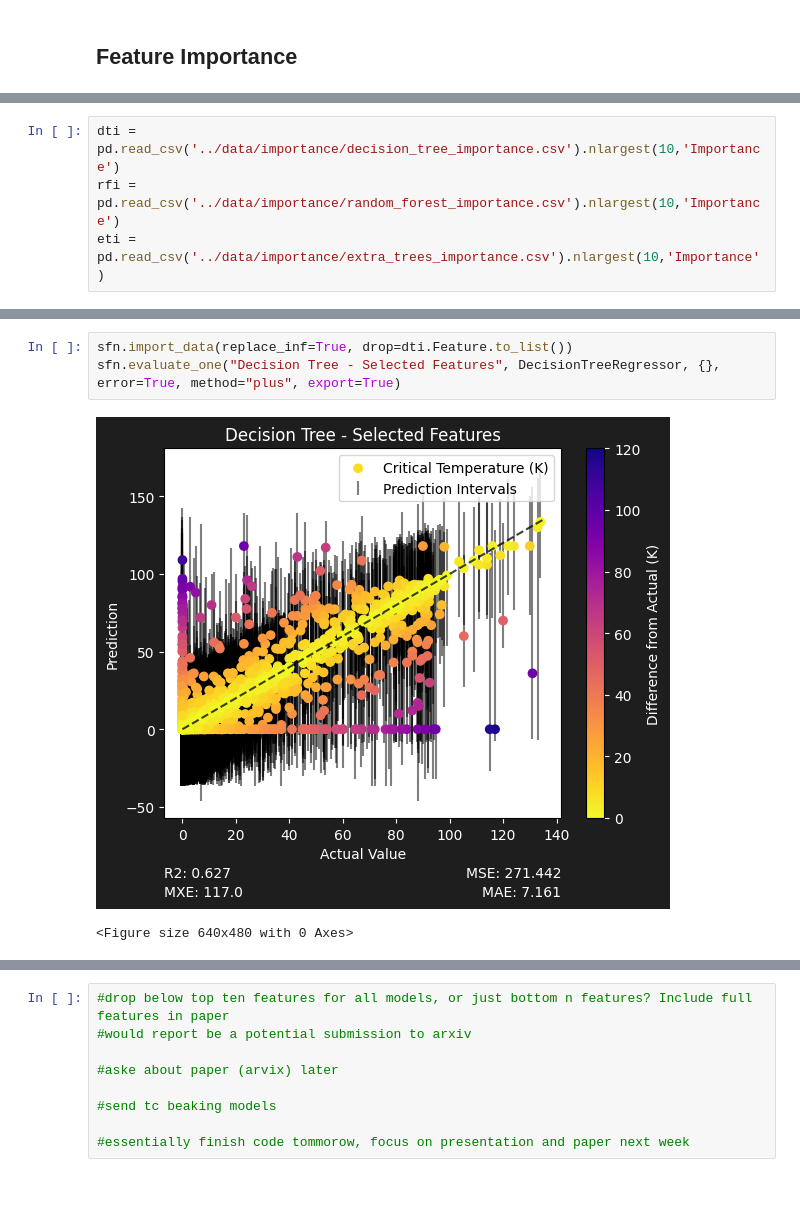
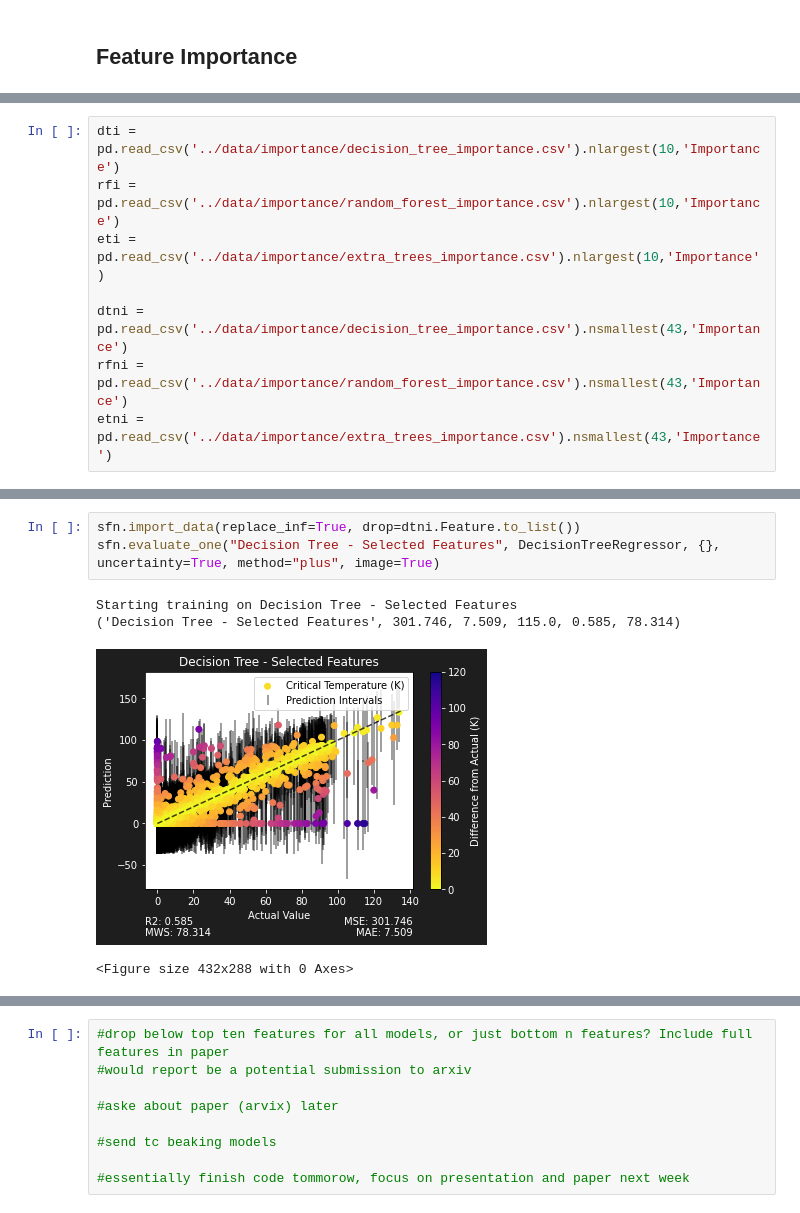
Before and after one commit to sylphrena0/classe, a Jupyter notebook: code/feature_selection.ipynb, the cells around one changed output, grey strips where cells are left out. Saved outputs shown, nothing was run; the diff lists cells and outputs as text.

Commit message:
added corr plot, fixed error with selected models

```diff
--- a/code/feature_selection.ipynb
+++ b/code/feature_selection.ipynb
@@ -96,6 +102,10 @@ sfn.evaluate_one("Extra Trees", ExtraTreesRegressor, {'n_estimators': 589}, erro
 dti = pd.read_csv('../data/importance/decision_tree_importance.csv').nlargest(10,'Importance')
 rfi = pd.read_csv('../data/importance/random_forest_importance.csv').nlargest(10,'Importance')
 eti = pd.read_csv('../data/importance/extra_trees_importance.csv').nlargest(10,'Importance')
+
+dtni = pd.read_csv('../data/importance/decision_tree_importance.csv').nsmallest(43,'Importance')
+rfni = pd.read_csv('../data/importance/random_forest_importance.csv').nsmallest(43,'Importance')
+etni = pd.read_csv('../data/importance/extra_trees_importance.csv').nsmallest(43,'Importance')
 # %%
 print("Decision Tree Top Features:")
 display(dti)
@@ -153,7 +186,9 @@ Extra Trees Top Features:
 # %%
-sfn.import_data(replace_inf=True, drop=dti.Feature.to_list())
-sfn.evaluate_one("Decision Tree - Selected Features", DecisionTreeRegressor, {}, error=True, method="plus", export=True)
+sfn.import_data(replace_inf=True, drop=dtni.Feature.to_list())
+sfn.evaluate_one("Decision Tree - Selected Features", DecisionTreeRegressor, {}, uncertainty=True, method="plus", image=True)
 # %% [output]
+Starting training on Decision Tree - Selected Features
+('Decision Tree - Selected Features', 301.746, 7.509, 115.0, 0.585, 78.314)
-[figure, old version]
+[figure, new version]
-<Figure size 640x480 with 0 Axes>
+<Figure size 432x288 with 0 Axes>
 # %%
```
Also changed, not shown: parts of 5 cells of this notebook.
